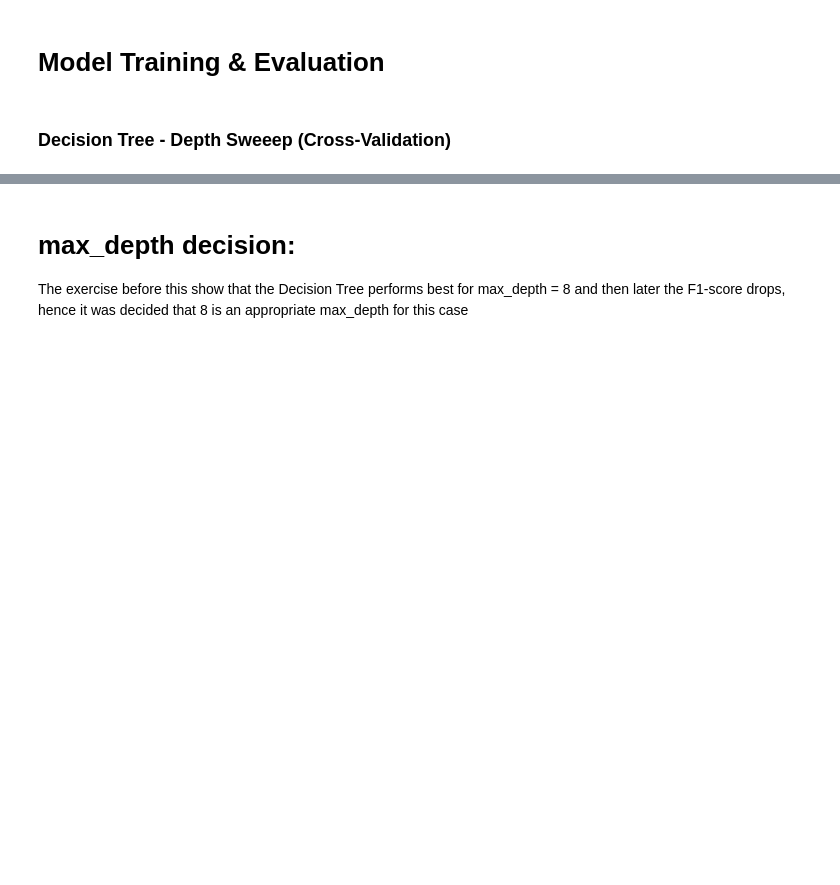
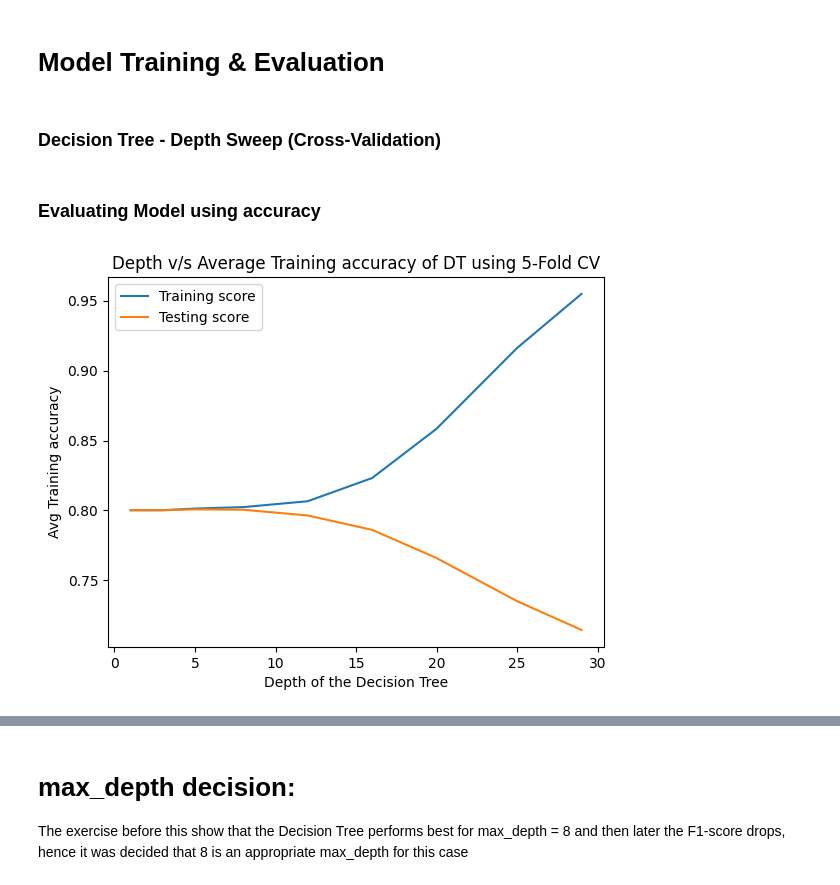
Before and after one commit to Himanshu13-Programs/AI-ML-Journey, a Jupyter notebook: week3-loan-default-classification/Week3_Loan_Default_Classifier.ipynb, the cells around one changed output, grey strips where cells are left out. Saved outputs shown, nothing was run; the diff lists cells and outputs as text; code cells hidden in the pictures; blank space fills up the shorter version.

```diff
--- a/week3-loan-default-classification/Week3_Loan_Default_Classifier.ipynb
+++ b/week3-loan-default-classification/Week3_Loan_Default_Classifier.ipynb
@@ -345,4 +343,28 @@ array([[<Axes: title={'center': 'loan_amnt'}>,
 y = df['loan_status']
 df.drop(columns=['loan_status'],inplace=True)
 # %% [markdown]
-### Decision Tree - Depth Sweeep (Cross-Validation)
+### Decision Tree - Depth Sweep (Cross-Validation)
+# %% [markdown]
+### Evaluating Model using accuracy
+# %%
+dt_training_res_list =[]
+dt_testing_res_list =[]
+
+for d in [1, 3, 5, 8, 12, 16, 20,25,29]:
+    dt = DecisionTreeClassifier(criterion="gini",
+                                splitter="best",
+                                max_depth=d                               )
+    result = cross_validate(dt,X=df,y=y,cv=5,return_train_score=True,
+                            scoring="accuracy",n_jobs=-1)
+    dt_training_res_list.append(np.mean(result["train_score"]))
+    dt_testing_res_list.append(np.mean(result["test_score"]))
+
+plt.plot([1, 3, 5, 8, 12, 16, 20,25,29],dt_training_res_list,label="Training score")
+plt.plot([1, 3, 5, 8, 12, 16, 20,25,29],dt_testing_res_list,label='Testing score')
+plt.xlabel("Depth of the Decision Tree")
+plt.ylabel("Avg Training accuracy")
+plt.title("Depth v/s Average Training accuracy of DT using 5-Fold CV")
+plt.legend()
+plt.show()
+# %% [output]
+[figure, added]
```
Also changed, not shown: parts of 12 cells of this notebook.
